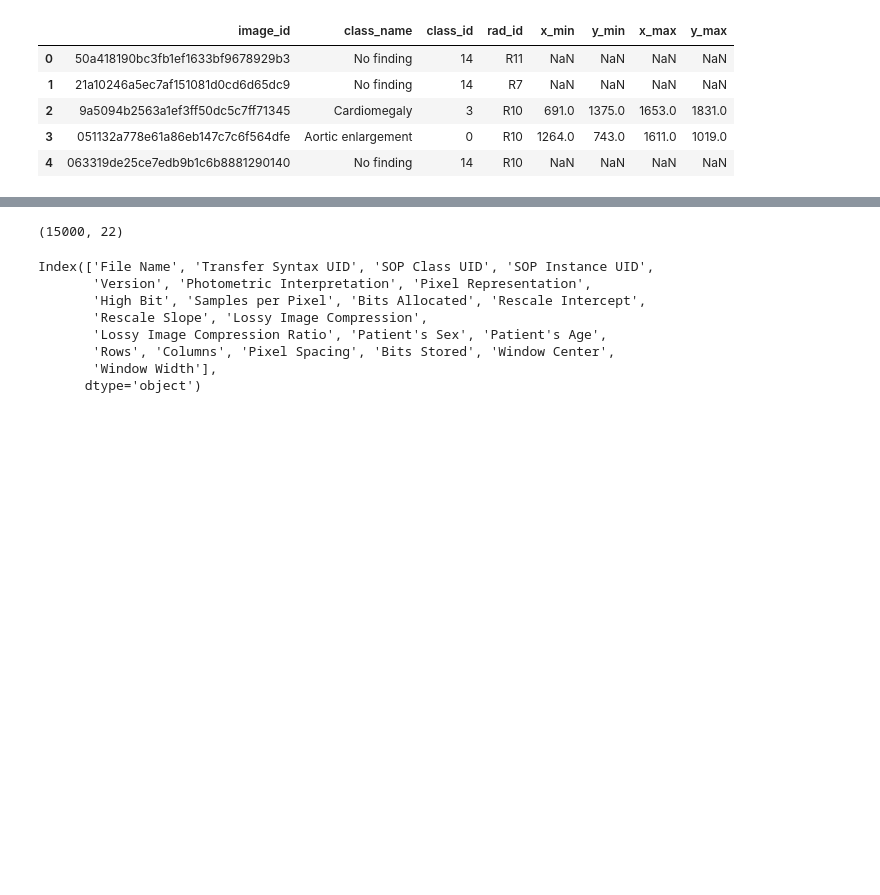
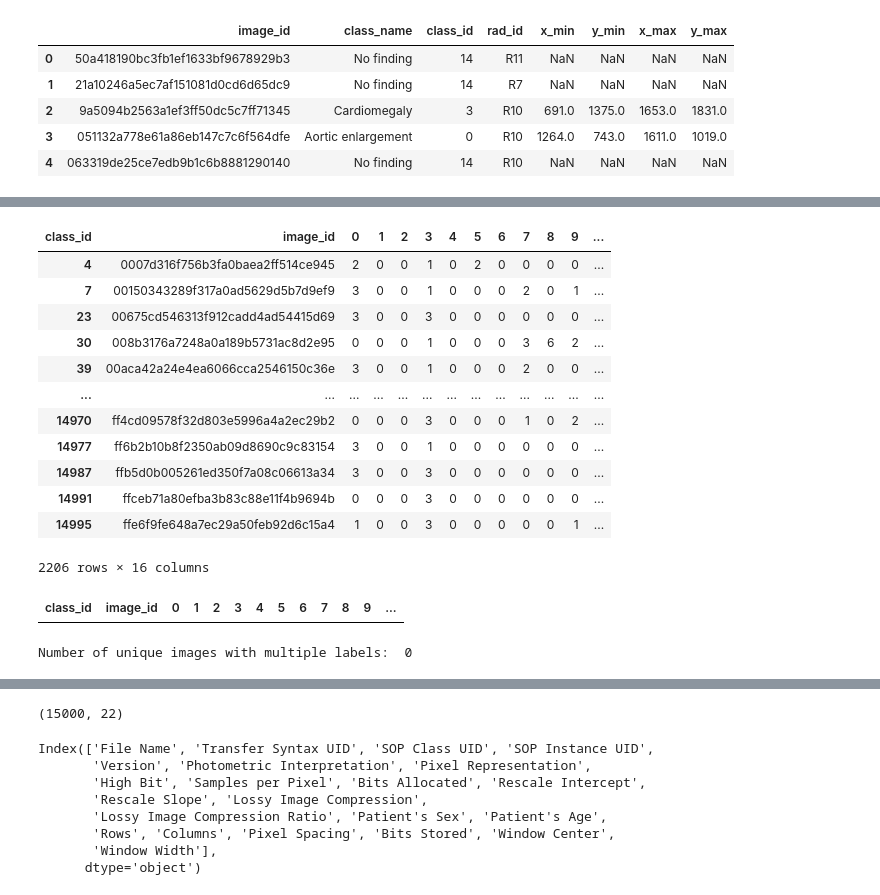
Before and after one commit to AlexisBalayre/chest-x-ray-abnormalities-detection, a Jupyter notebook: features_extraction.ipynb, the cells around one changed output, grey strips where cells are left out. Cells and saved outputs as stored; diff of their text form; code cells hidden in the pictures; blank space fills up the shorter version.

```diff
--- a/features_extraction.ipynb
+++ b/features_extraction.ipynb
@@ -19,3 +41,29 @@ train_df.head()
+# %%
+# Print images where class_id 14 is present
+images[images[3] > 0]
+# %% [output]
+| class_id | image_id | 0 | 1 | 2 | 3 | 4 | 5 | 6 | 7 | 8 | 9 | ... |
+| 4 | 0007d316f756b3fa0baea2ff514ce945 | 2 | 0 | 0 | 1 | 0 | 2 | 0 | 0 | 0 | 0 | ... |
+| 7 | 00150343289f317a0ad5629d5b7d9ef9 | 3 | 0 | 0 | 1 | 0 | 0 | 0 | 2 | 0 | 1 | ... |
+| 23 | 00675cd546313f912cadd4ad54415d69 | 3 | 0 | 0 | 3 | 0 | 0 | 0 | 0 | 0 | 0 | ... |
+| 30 | 008b3176a7248a0a189b5731ac8d2e95 | 0 | 0 | 0 | 1 | 0 | 0 | 0 | 3 | 6 | 2 | ... |
+| 39 | 00aca42a24e4ea6066cca2546150c36e | 3 | 0 | 0 | 1 | 0 | 0 | 0 | 2 | 0 | 0 | ... |
+| ... | ... | ... | ... | ... | ... | ... | ... | ... | ... | ... | ... | ... |
+| 14970 | ff4cd09578f32d803e5996a4a2ec29b2 | 0 | 0 | 0 | 3 | 0 | 0 | 0 | 1 | 0 | 2 | ... |
+| 14977 | ff6b2b10b8f2350ab09d8690c9c83154 | 3 | 0 | 0 | 1 | 0 | 0 | 0 | 0 | 0 | 0 | ... |
+| 14987 | ffb5d0b005261ed350f7a08c06613a34 | 3 | 0 | 0 | 3 | 0 | 0 | 0 | 0 | 0 | 0 | ... |
+| 14991 | ffceb71a80efba3b83c88e11f4b9694b | 0 | 0 | 0 | 3 | 0 | 0 | 0 | 0 | 0 | 0 | ... |
+| 14995 | ffe6f9fe648a7ec29a50feb92d6c15a4 | 1 | 0 | 0 | 3 | 0 | 0 | 0 | 0 | 0 | 1 | ... |
+2206 rows × 16 columns
+# %%
+images[images[14] > 0]
+# %% [output]
+| class_id | image_id | 0 | 1 | 2 | 3 | 4 | 5 | 6 | 7 | 8 | 9 | ... |
+# %%
+# Count nb of unique images
+print("Number of unique images with multiple labels: ", images.image_id.nunique())
+# %% [output]
+Number of unique images with multiple labels:  0
 # %%
 data_dicom = pd.read_csv('/Volumes/ALEXIS/ai_project_cranfield/dicom_metadata.csv')
 data_dicom.head()
```
Also changed, not shown: parts of 4 cells of this notebook, 32 other files.
